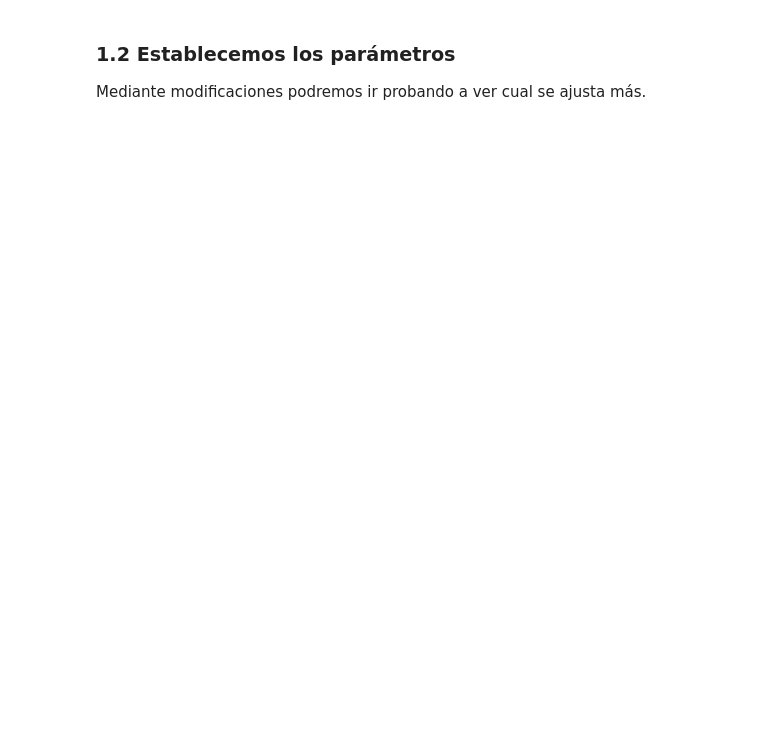
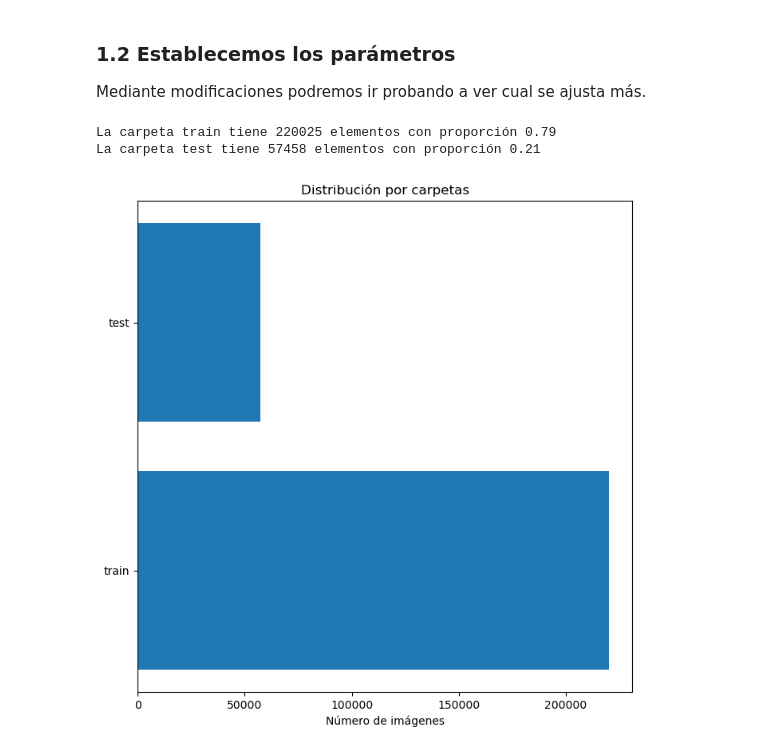
Before and after one commit to NoeliaO/CEIABD, a Jupyter notebook: SISTEMAS DE APRENDIZAJE AUTOMATICO/PROYECTO FINAL/EjercicioNoeliaFinal.ipynb, the cells around one changed output. Drawn from its saved outputs; the diff is of its cells as text; code cells hidden in the pictures; blank space fills up the shorter version.

Commit message:
dataset

```diff
--- a/SISTEMAS DE APRENDIZAJE AUTOMATICO/PROYECTO FINAL/EjercicioNoeliaFinal.ipynb
+++ b/SISTEMAS DE APRENDIZAJE AUTOMATICO/PROYECTO FINAL/EjercicioNoeliaFinal.ipynb
@@ -100,3 +143,33 @@ plateau_patience = 2
 # Model
 input_shape = (224, 224, 3)
 model_name = 'NOR-HISTOPATHOLOGIC-CANCER-DETECTION'
+# %%
+# Crea un Path object para el directorio de entrenamiento
+paths_train_dataset = list(Path(train_data_path).rglob('*.tif')) # Suponiendo que las imágenes son .tif
+paths_test_dataset = list(Path(test_data_path).rglob('*.tif')) # Asume lo mismo para el conjunto de test
+
+# Ahora, podrías querer combinar ambos paths si deseas contarlos juntos
+paths_dataset = paths_train_dataset + paths_test_dataset
+
+dict_dataset = defaultdict(list)
+
+# Agrupa las imágenes por su carpeta (train o test)
+for p in paths_dataset:
+    dict_dataset[p.parent.name].append(str(p))
+
+# Imprime la cantidad y la proporción de imágenes por carpeta
+for k in dict_dataset.keys():
+    print(f'La carpeta {k} tiene {len(dict_dataset[k])} elementos con proporción {len(dict_dataset[k])/len(paths_dataset):.2f}')
+
+# Configura los parámetros de la figura para matplotlib
+plt.rcParams["figure.figsize"] = (8, 8)
+
+# Crea el gráfico de barras horizontal
+plt.barh(y=list(dict_dataset.keys()), width=[len(dict_dataset[k]) for k in dict_dataset.keys()])
+plt.title('Distribución por carpetas')
+plt.xlabel('Número de imágenes')
+plt.show()
+# %% [output]
+La carpeta train tiene 220025 elementos con proporción 0.79
+La carpeta test tiene 57458 elementos con proporción 0.21
+[figure, added]
```
Also changed, not shown: parts of 23 cells of this notebook.
